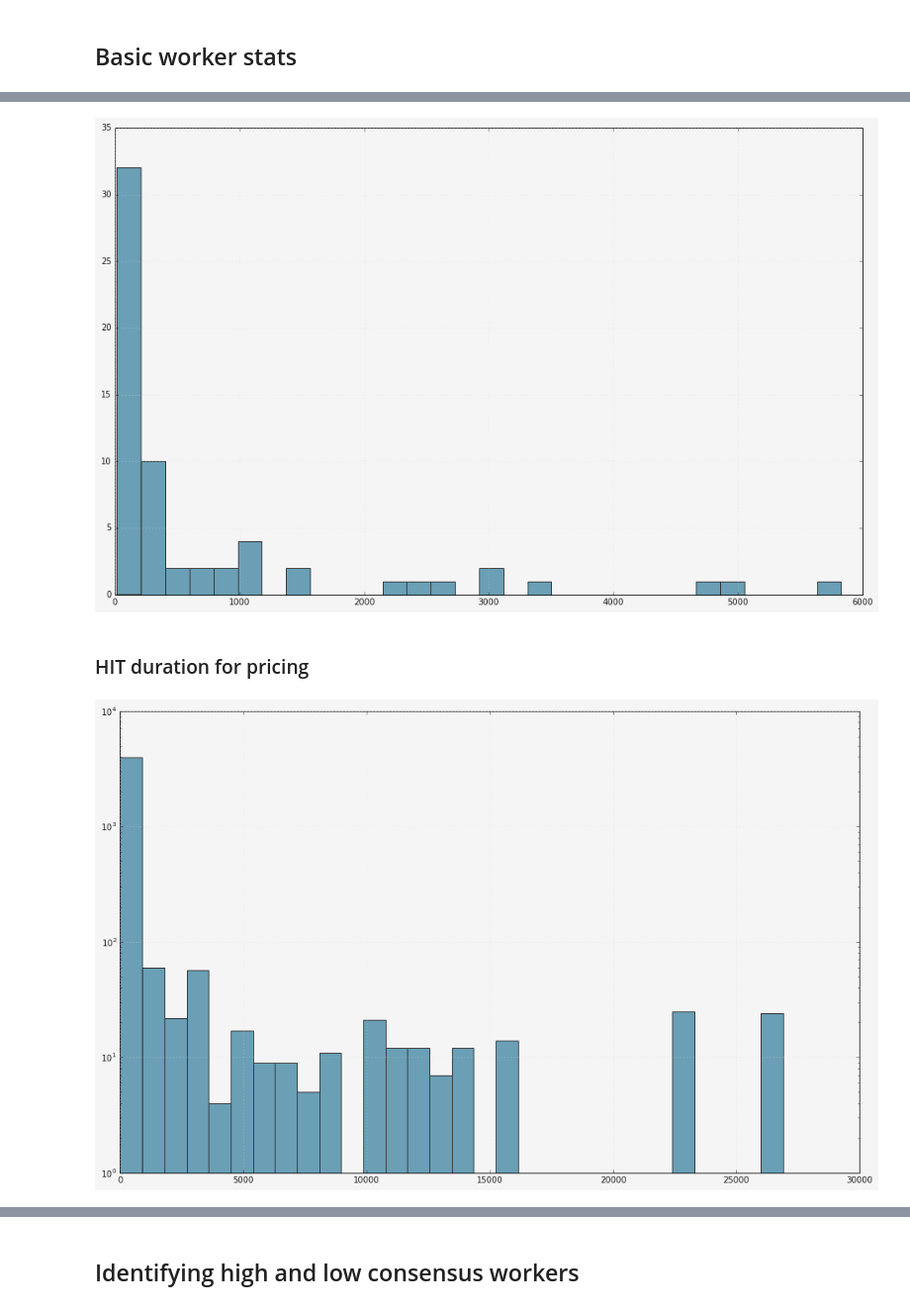
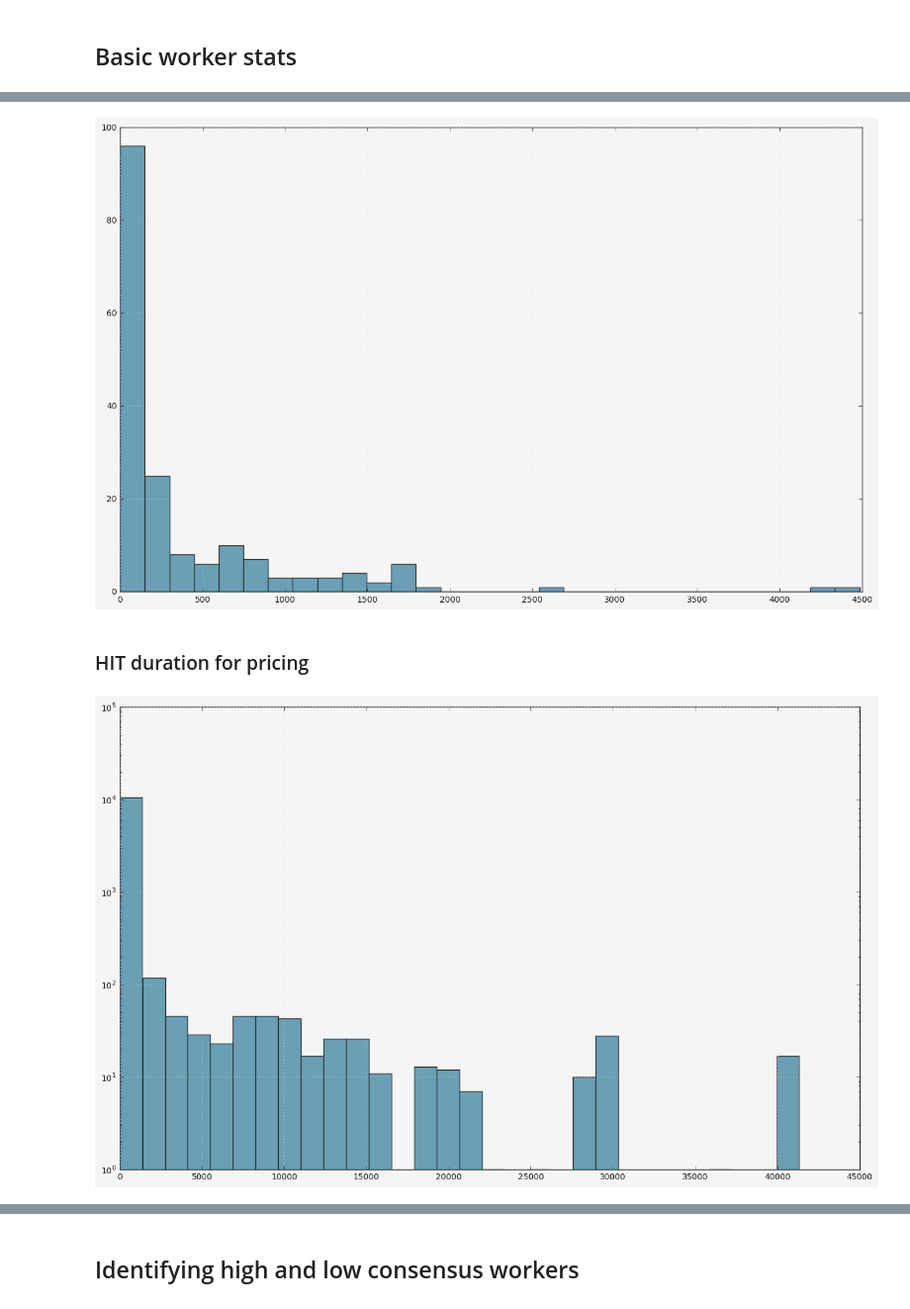
Before and after one commit to drschwenk/turk_processing, a Jupyter notebook: mturk_diagram_annotation.ipynb, the cells around one changed output, grey strips where cells are left out. Shown at 99% size. Cells and saved outputs as stored; diff of their text form; code cells hidden in the pictures.

```diff
--- a/mturk_diagram_annotation.ipynb
+++ b/mturk_diagram_annotation.ipynb
@@ -209,3 +191,8 @@ submitted_assignments
 assignment_results_current_batch.values()[0][0]
 # %% [output]
 <boto.mturk.connection.Assignment at 0x...>
+# %%
+assigment_worker_lookup = {}
+for hit_id, hit_assignments in assignment_results_current_batch.items():
+        for assignment in hit_assignments:
+            assigment_worker_lookup[assignment.AssignmentId]  = assignment.WorkerId
@@ -261,3 +308,5 @@ results_df.head(2)
+# %%
+results_df['worker_id'] = results_df['assignment_id'].apply(lambda x: assigment_worker_lookup[x])
 # %%
 def get_boxes_by_user(results_df, current_page):
     diagram_df = results_df[results_df['diagram'] == current_page]
@@ -1143,7 +1211,7 @@ number of unique workers:
 # %%
-_ = combined_results_df['worker_id'].value_counts().hist(bins= 30)
+_ = results_df['worker_id'].value_counts().hist(bins= 30)
 # %% [output]
-[figure, old version]
+[figure, new version]
 # %% [markdown]
 ### HIT duration for pricing
 # %%
@@ -1157,7 +1225,7 @@ task_duration_series = pd.Series(task_duration_seconds)
 # %%
 _ = task_duration_series.hist(bins=30, log=True)
 # %% [output]
-[figure, old version]
+[figure, new version]
 # %%
 winsorized_durations = [t for t in task_duration_seconds if t < 300]
 w_duration_series = pd.Series(winsorized_durations)
```
Also changed, not shown: parts of 39 cells of this notebook, 1 other file.
